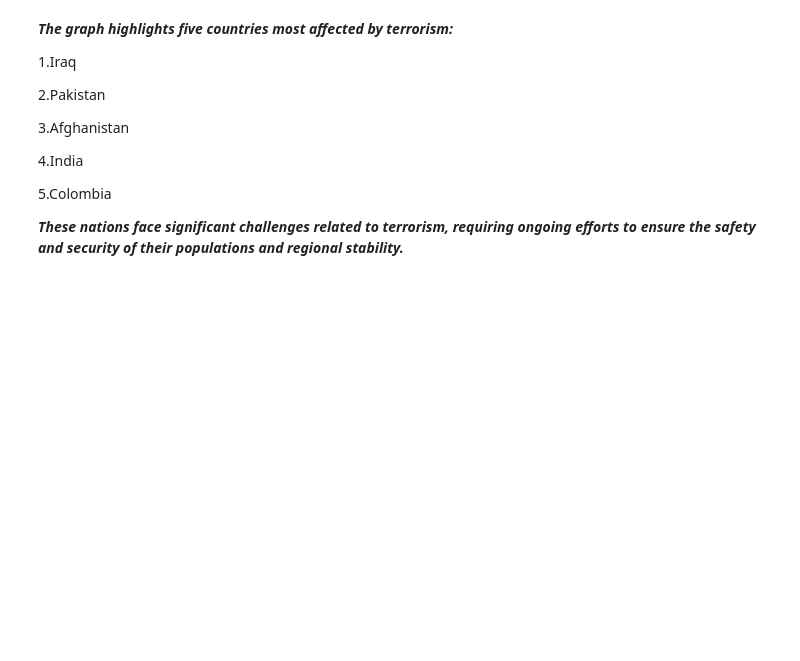
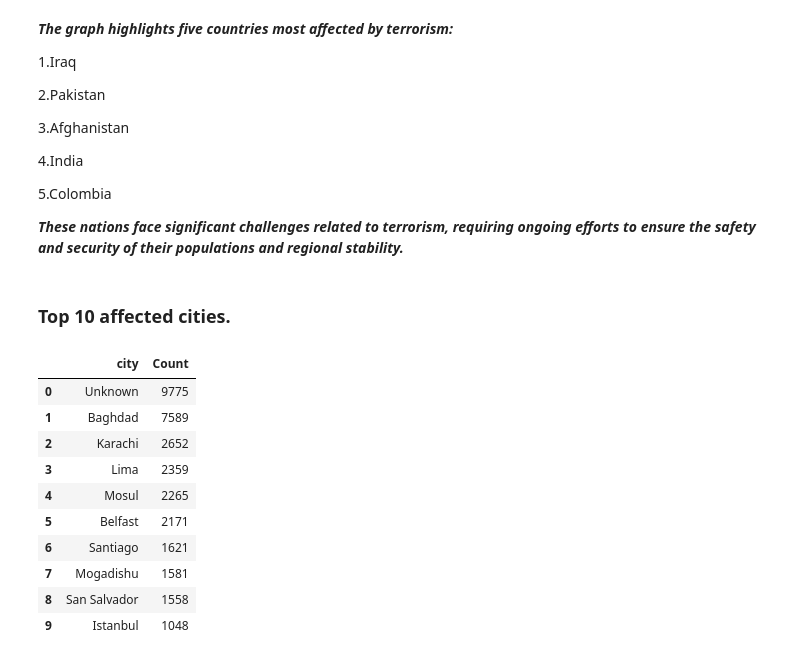
Before and after one commit to Gemini-Abhi/Machine-Learning-projects, a Jupyter notebook: Terrorism Project/Terrorism.ipynb, the cells around one changed output. Cells and saved outputs as stored; diff of their text form; code cells hidden in the pictures; blank space fills up the shorter version.

```diff
--- a/Terrorism Project/Terrorism.ipynb
+++ b/Terrorism Project/Terrorism.ipynb
@@ -322,3 +322,20 @@ sns.barplot(data=top_countries,x='Country',y=top_countries['count'],palette='mag
 5.Colombia
 
 ***These nations face significant challenges related to terrorism, requiring ongoing efforts to ensure the safety and security of their populations and regional stability.***
+# %% [markdown]
+### Top 10 affected cities.
+# %%
+top_cities = df2['city'].value_counts()[:10].reset_index(name='Count')
+top_cities
+# %% [output]
+|  | city | Count |
+| 0 | Unknown | 9775 |
+| 1 | Baghdad | 7589 |
+| 2 | Karachi | 2652 |
+| 3 | Lima | 2359 |
+| 4 | Mosul | 2265 |
+| 5 | Belfast | 2171 |
+| 6 | Santiago | 1621 |
+| 7 | Mogadishu | 1581 |
+| 8 | San Salvador | 1558 |
+| 9 | Istanbul | 1048 |
```
Also changed, not shown: parts of 2 cells of this notebook.
